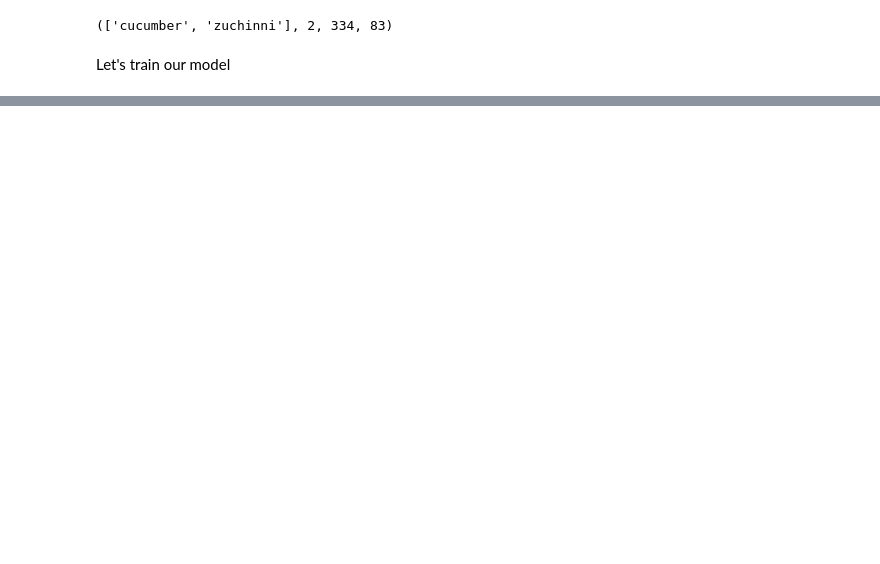
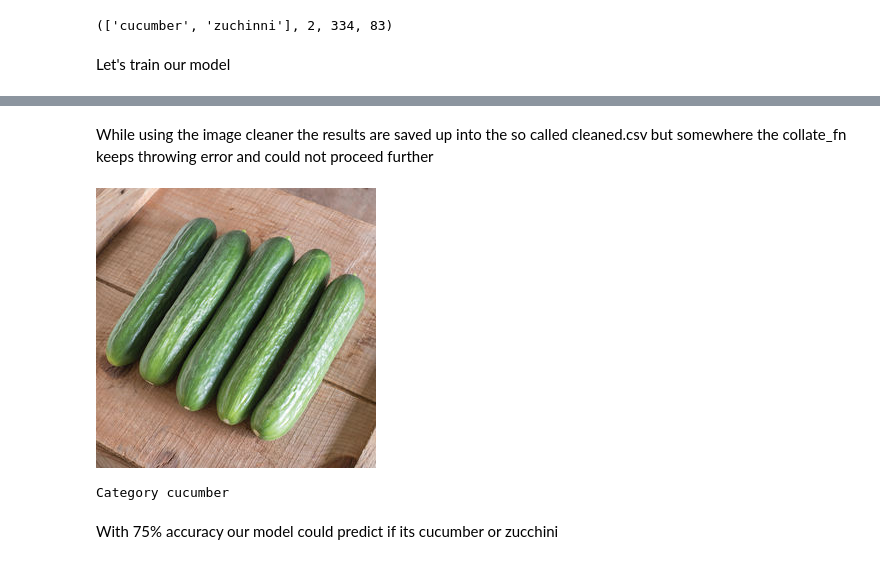
Before and after one commit to imnmo/notesForDl, a Jupyter notebook: cucumber-zuchinni-classifier.ipynb, the cells around one changed output, grey strips where cells are left out. Cells and saved outputs as stored; diff of their text form; code cells hidden in the pictures; blank space fills up the shorter version.

```diff
--- a/cucumber-zuchinni-classifier.ipynb
+++ b/cucumber-zuchinni-classifier.ipynb
@@ -62,0 +130,2 @@ learn = cnn_learner(data, models.resnet34, metrics=error_rate)
+# %% [markdown]
+While using the image cleaner the results are saved up into the so called cleaned.csv but somewhere the collate_fn keeps throwing error and could not proceed further
@@ -62,0 +136,6 @@ learn = cnn_learner(data, models.resnet34, metrics=error_rate)
+# %%
+path
+img = open_image(path/'test_cucOrzu.jpg')
+img
+# %% [output]
+[figure, added]
@@ -62,0 +144,7 @@ learn = cnn_learner(data, models.resnet34, metrics=error_rate)
+# %%
+pred_class,pred_idx,outputs = learn.predict(img)
+pred_class
+# %% [output]
+Category cucumber
+# %% [markdown]
+With 75% accuracy our model could predict if its  cucumber or zucchini
```
Also changed, not shown: parts of 21 cells of this notebook.
